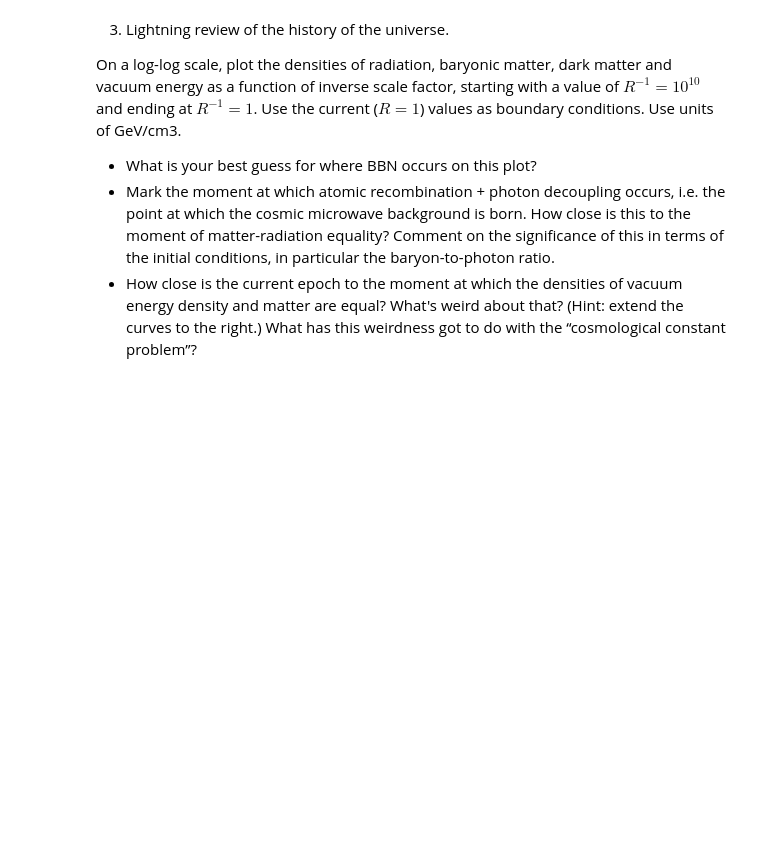
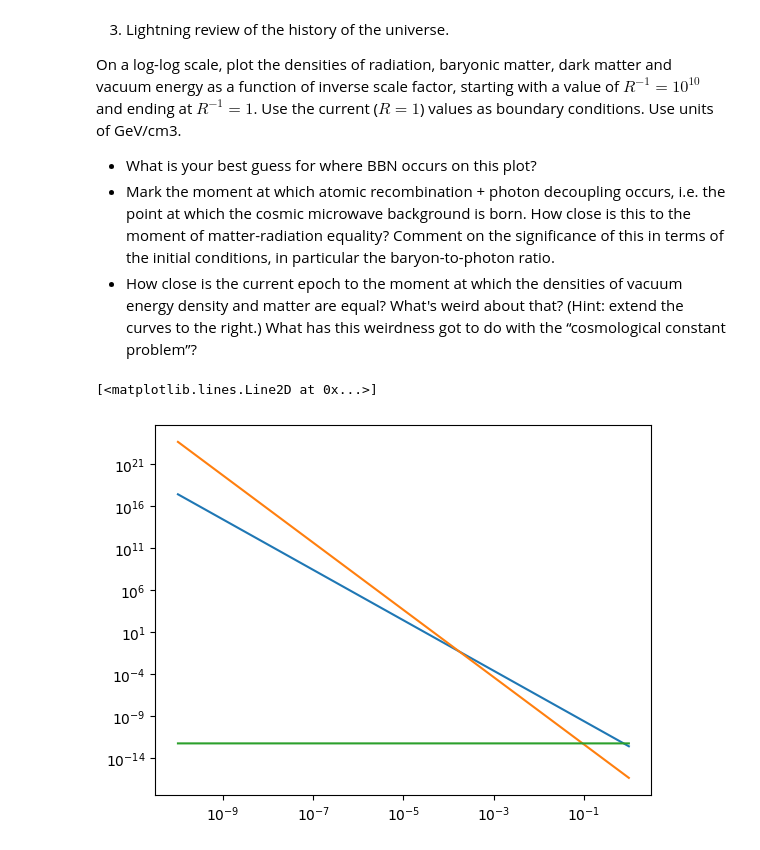
Before and after one commit to Booritth-Balaji/Dark-Matter-Thesis, a Jupyter notebook: Codes-and-Data/BBN-assignments.ipynb, the cells around one changed output. Drawn from its saved outputs; the diff is of its cells as text; code cells hidden in the pictures; blank space fills up the shorter version.

```diff
--- a/Codes-and-Data/BBN-assignments.ipynb
+++ b/Codes-and-Data/BBN-assignments.ipynb
@@ -151,7 +168,7 @@ On a log-log scale, plot the densities of radiation, baryonic matter, dark matte
 # %%
 # Defining the evolutions of the energy densities of different components
 
-# Matter energy density evolution
+## Matter energy density evolution
 
 def epsilon_m(epsilon_m_0, a):   # inputs: current matter energy density and scale factor
     return epsilon_m_0 * a**(-3)
@@ -159,11 +176,29 @@ def epsilon_m(epsilon_m_0, a):   # inputs: current matter energy density and sca
 
 # Radiation energy density evolution
 
-def epsilon_m(epsilon_r_0, a):   # inputs: current radiation energy density and scale factor
+def epsilon_r(epsilon_r_0, a):   # inputs: current radiation energy density and scale factor
     return epsilon_r_0 * a**(-4)
 
 
 # Lambda energy density evolution
 
-def epsilon_m(epsilon_l_0, a):   # inputs: current cosmological constant energy density and scale factor
-    return epsilon_l_0
+def epsilon_de(epsilon_de_0, a):   # inputs: current cosmological constant energy density and scale factor
+    return epsilon_de_0 * a**0
+# %%
+# Setting the initial energy densities values
+
+epsilon_m_0 = Omega_m_0 * Omega_c_0    # current energy density of matter
+epsilon_b_0 = Omega_b_0 * Omega_c_0    # current energy density of baryons
+epsilon_r_0 = Omega_r_0 * Omega_c_0    # current energy density of radiation
+epsilon_de_0 = Omega_de_0 * Omega_c_0  # current energy density of dark energy
+# %%
+# Plotting the evolution of energy densities as a function of the scale factor
+
+a_grid = np.linspace(start=1e-10, stop=1, num=1000000)
+
+plt.loglog(a_grid, epsilon_m(epsilon_m_0, a_grid))
+plt.loglog(a_grid, epsilon_r(epsilon_r_0, a_grid))
+plt.loglog(a_grid, epsilon_de(epsilon_de_0, a_grid))
+# %% [output]
+[<matplotlib.lines.Line2D at 0x...>]
+[figure, added]
```
Also changed, not shown: parts of 6 cells of this notebook, 6 other files.
